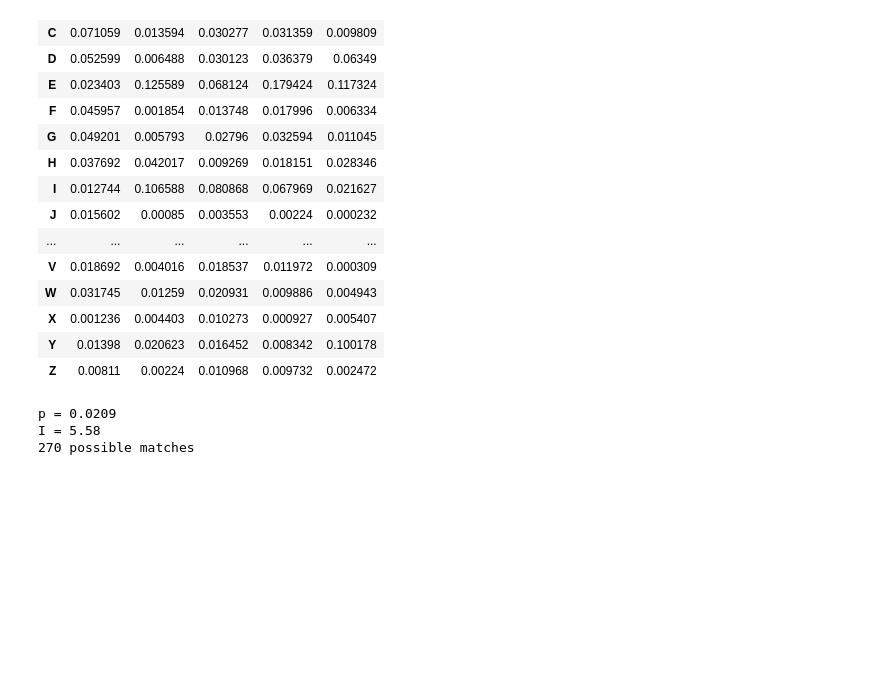
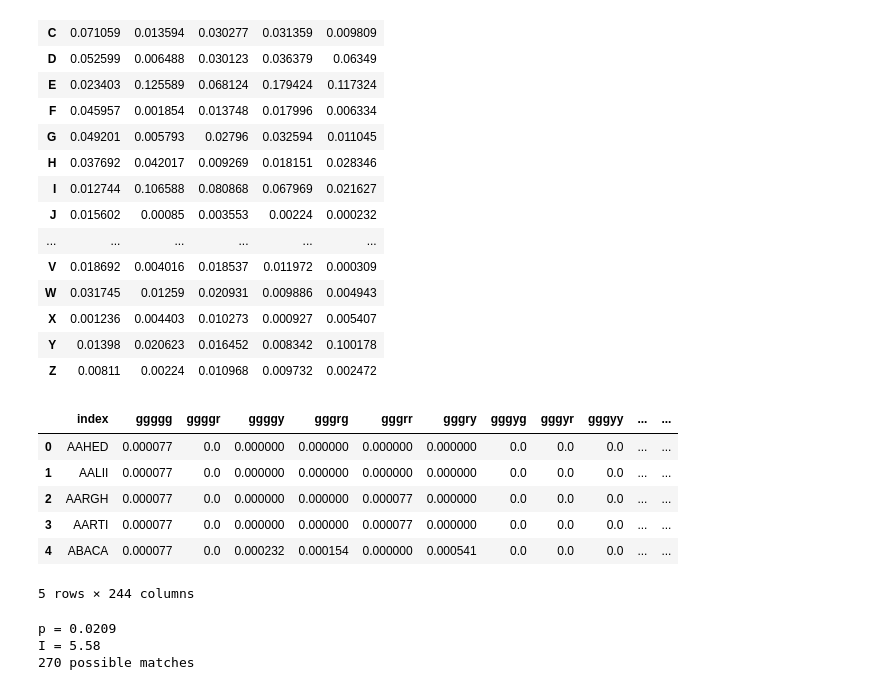
Before and after one commit to noah-kg/wordle-data-analysis, a Jupyter notebook: Wordle Analysis.ipynb, the cells around one changed output. Saved outputs shown, nothing was run; the diff lists cells and outputs as text; code cells hidden in the pictures; blank space fills up the shorter version.

```diff
--- a/Wordle Analysis.ipynb
+++ b/Wordle Analysis.ipynb
@@ -50,4 +50,7 @@ guesses = [item for sublist in guesses_2d for item in sublist]
 guesses = [word.upper() for word in guesses]
 guesses = guesses + answers
 guesses.sort()
+
+NUM_GUESSES = len(guesses)
+NUM_ANSWERS = len(answers)
 # %%
@@ -158,21 +161,21 @@ plot_letter_dist(letter5_guess_counts, 'Last Letters in 10,638 Acceptable Guesse
 # %%
 def letter_prob_answers(letter):
     letter = letter.upper()
-    letter1 = letter1_answer_counts[letter] / len(answers)
-    letter2 = letter2_answer_counts[letter] / len(answers)
-    letter3 = letter3_answer_counts[letter] / len(answers)
-    letter4 = letter4_answer_counts[letter] / len(answers)
-    letter5 = letter5_answer_counts[letter] / len(answers)
+    letter1 = letter1_answer_counts[letter] / NUM_ANSWERS
+    letter2 = letter2_answer_counts[letter] / NUM_ANSWERS
+    letter3 = letter3_answer_counts[letter] / NUM_ANSWERS
+    letter4 = letter4_answer_counts[letter] / NUM_ANSWERS
+    letter5 = letter5_answer_counts[letter] / NUM_ANSWERS
 
     return [letter1, letter2, letter3, letter4, letter5]
 
 def letter_prob_guesses(letter):
     letter = letter.upper()
-    letter1 = letter1_guess_counts[letter] / len(guesses)
-    letter2 = letter2_guess_counts[letter] / len(guesses)
-    letter3 = letter3_guess_counts[letter] / len(guesses)
-    letter4 = letter4_guess_counts[letter] / len(guesses)
-    letter5 = letter5_guess_counts[letter] / len(guesses)
+    letter1 = letter1_guess_counts[letter] / NUM_GUESSES
+    letter2 = letter2_guess_counts[letter] / NUM_GUESSES
+    letter3 = letter3_guess_counts[letter] / NUM_GUESSES
+    letter4 = letter4_guess_counts[letter] / NUM_GUESSES
+    letter5 = letter5_guess_counts[letter] / NUM_GUESSES
 
     return [letter1, letter2, letter3, letter4, letter5]
 # %%
@@ -322,3 +332,15 @@ if not os.path.exists(PATTERN_MATRIX_FILE):
+# %%
+#returns dataframe of ALL probabilities for EVERY combination of EVERY word
+patterns = get_pattern_matrix(guesses, combinations)
+patterns.head()
+# %% [output]
+|  | index | ggggg | ggggr | ggggy | gggrg | gggrr | gggry | gggyg | gggyr | gggyy | ... | ... |
+| 0 | AAHED | 0.000077 | 0.0 | 0.000000 | 0.000000 | 0.000000 | 0.000000 | 0.0 | 0.0 | 0.0 | ... | ... |
+| 1 | AALII | 0.000077 | 0.0 | 0.000000 | 0.000000 | 0.000000 | 0.000000 | 0.0 | 0.0 | 0.0 | ... | ... |
+| 2 | AARGH | 0.000077 | 0.0 | 0.000000 | 0.000000 | 0.000077 | 0.000000 | 0.0 | 0.0 | 0.0 | ... | ... |
+| 3 | AARTI | 0.000077 | 0.0 | 0.000000 | 0.000000 | 0.000077 | 0.000000 | 0.0 | 0.0 | 0.0 | ... | ... |
+| 4 | ABACA | 0.000077 | 0.0 | 0.000232 | 0.000154 | 0.000000 | 0.000541 | 0.0 | 0.0 | 0.0 | ... | ... |
+5 rows × 244 columns
 # %%
 #calculates probability of given word/result combination
 p, matches = get_probability('slate', 'rrryy') #testing single word/color
```
Also changed, not shown: parts of 4 cells of this notebook, 1 other file.
